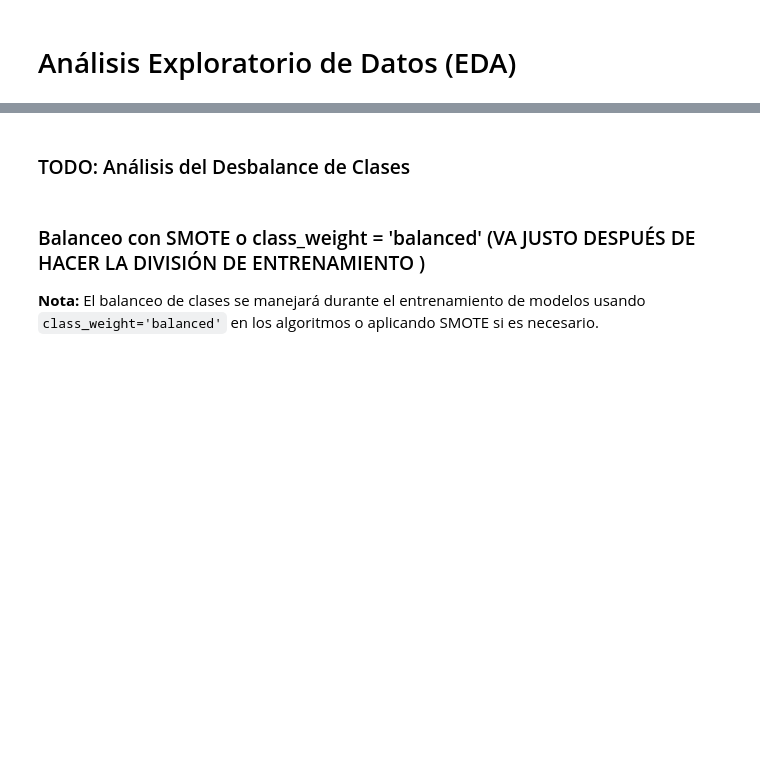
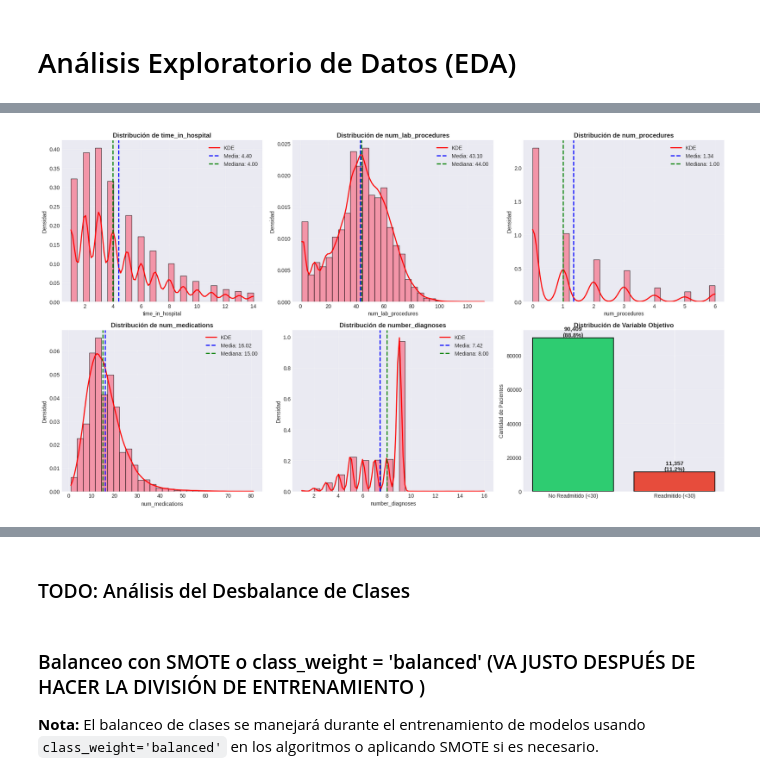
Before and after one commit to thisisrober/diabetes-clasification, a Jupyter notebook: Diabetes_Analysis.ipynb, the cells around one changed output, grey strips where cells are left out. Saved outputs shown, nothing was run; the diff lists cells and outputs as text; code cells hidden in the pictures; blank space fills up the shorter version.

```diff
--- a/Diabetes_Analysis.ipynb
+++ b/Diabetes_Analysis.ipynb
@@ -951,0 +1045,17 @@ Name: count, dtype: int64
+# %%
+# Configuración de visualización
+plt.style.use('seaborn-v0_8-darkgrid')
+sns.set_palette("husl")
+plt.rcParams['figure.figsize'] = (12, 6)
+plt.rcParams['font.size'] = 10
+
+# Cargar dataset limpio
+df = pd.read_csv("data/diabetes_clean.csv")
+
+print("=" * 80)
+print("CARGA DEL DATASET LIMPIO")
+print("=" * 80)
+print(f"✓ Dataset cargado: {df.shape[0]:,} filas × {df.shape[1]} columnas")
+print(f"✓ Variable objetivo: readmitted_binary")
+print(f"   - Clase 0 (No readmitido <30): {(df['readmitted_binary']==0).sum():,} ({(df['readmitted_binary']==0).sum()/len(df)*100:.2f}%)")
+print(f"   - Clase 1 (Readmitido <30):    {(df['readmitted_binary']==1).sum():,} ({(df['readmitted_binary']==1).sum()/len(df)*100:.2f}%)")
@@ -951,0 +1072,62 @@ Name: count, dtype: int64
+# %%
+print("\n" + "=" * 80)
+print("PARTE 1: ANÁLISIS UNIVARIADO - DISTRIBUCIONES")
+print("=" * 80)
+
+# Variables numéricas principales (antes de normalización, las recuperamos del dataset original)
+df_original = pd.read_csv("data/diabetic_data.csv")
+
+# Seleccionar variables numéricas clave
+numerical_vars = ['time_in_hospital', 'num_lab_procedures', 'num_procedures',
+                  'num_medications', 'number_diagnoses']
+
+fig, axes = plt.subplots(2, 3, figsize=(18, 10))
+axes = axes.flatten()
+
+for idx, var in enumerate(numerical_vars):
+    if var in df_original.columns:
+        ax = axes[idx]
+
+        # Histograma con KDE
+        ax.hist(df_original[var], bins=30, edgecolor='black', alpha=0.7, density=True)
+
+        # Curva KDE
+        from scipy.stats import gaussian_kde
+        kde = gaussian_kde(df_original[var].dropna())
+        x_range = np.linspace(df_original[var].min(), df_original[var].max(), 100)
+        ax.plot(x_range, kde(x_range), 'r-', linewidth=2, label='KDE')
+
+        # Estadísticas
+        mean_val = df_original[var].mean()
+        median_val = df_original[var].median()
+        ax.axvline(mean_val, color='blue', linestyle='--', linewidth=2, label=f'Media: {mean_val:.2f}')
+        ax.axvline(median_val, color='green', linestyle='--', linewidth=2, label=f'Mediana: {median_val:.2f}')
+
+        ax.set_title(f'Distribución de {var}', fontsize=12, fontweight='bold')
+        ax.set_xlabel(var)
+        ax.set_ylabel('Densidad')
+        ax.legend()
+        ax.grid(True, alpha=0.3)
+
+# Gráfico adicional: Distribución de readmitted_binary (ya normalizado)
+ax = axes[5]
+readmit_counts = df['readmitted_binary'].value_counts().sort_index()
+colors = ['#2ecc71', '#e74c3c']
+bars = ax.bar(['No Readmitido (<30)', 'Readmitido (<30)'], readmit_counts.values,
+              color=colors, edgecolor='black', linewidth=1.5)
+
+# Añadir porcentajes en las barras
+for i, (bar, count) in enumerate(zip(bars, readmit_counts.values)):
+    height = bar.get_height()
+    pct = (count / len(df)) * 100
+    ax.text(bar.get_x() + bar.get_width()/2., height,
+            f'{count:,}\n({pct:.1f}%)',
+            ha='center', va='bottom', fontsize=11, fontweight='bold')
+
+ax.set_title('Distribución de Variable Objetivo', fontsize=12, fontweight='bold')
+ax.set_ylabel('Cantidad de Pacientes')
+ax.grid(True, alpha=0.3, axis='y')
+
+plt.tight_layout()
+plt.show()
+# %% [output]
@@ -951,0 +1137 @@ Name: count, dtype: int64
+[figure, added]
```
Also changed, not shown: parts of 20 cells of this notebook, 1 other file.
